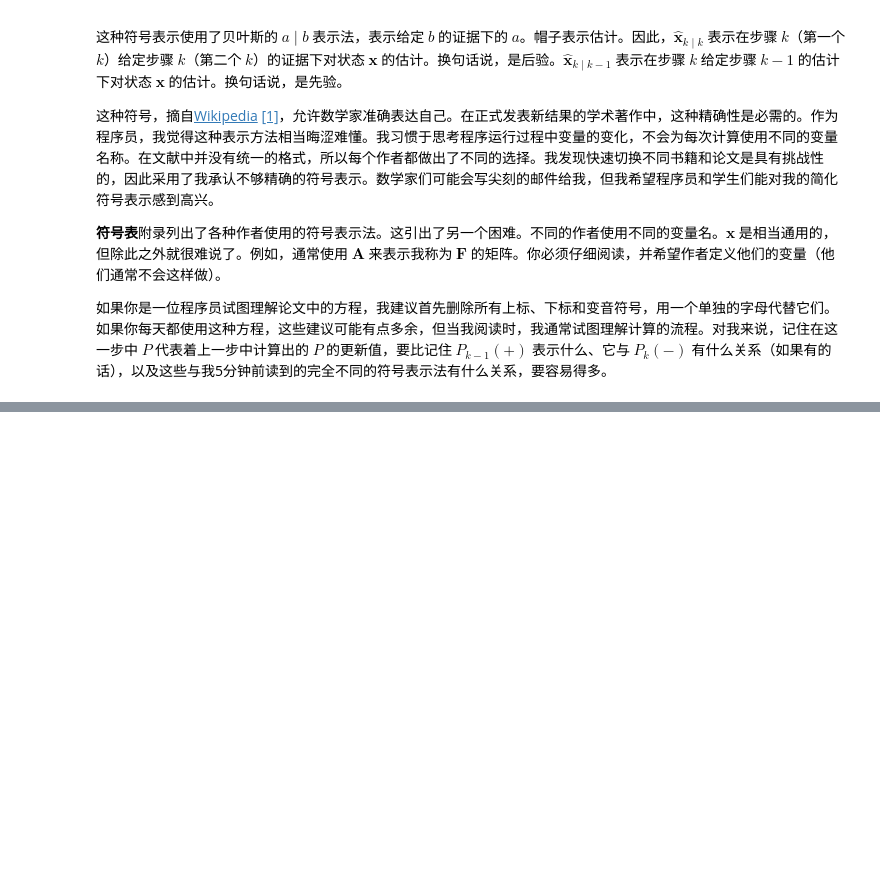
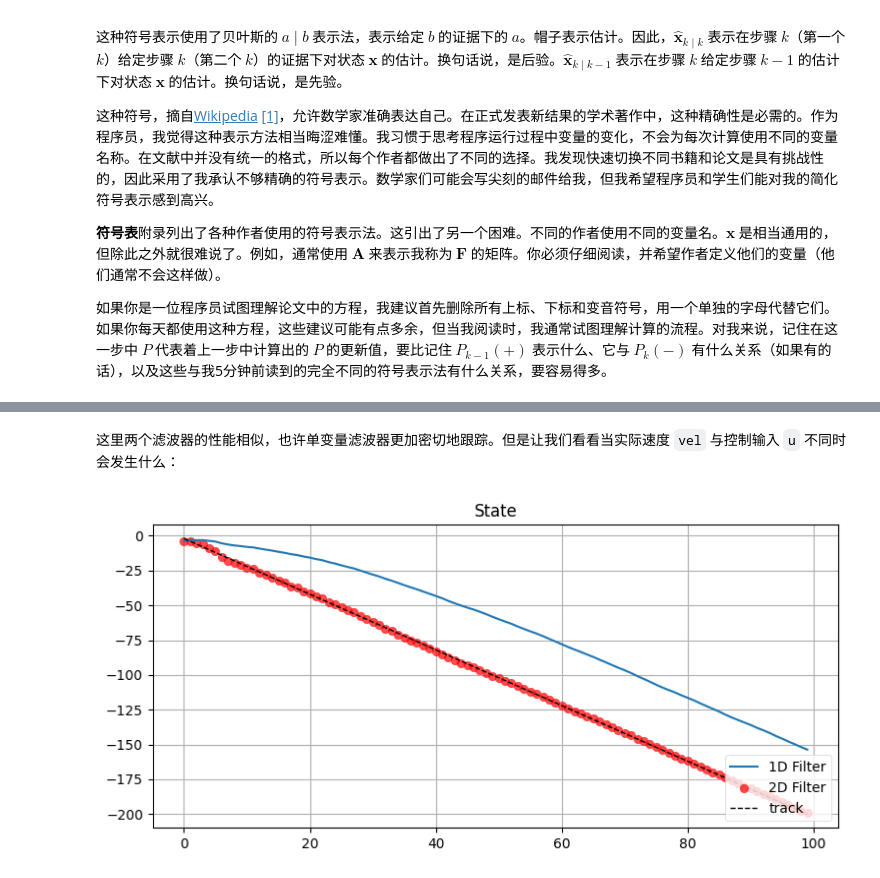
Before and after one commit to logan8866/Kalman-Filter-Programming, a Jupyter notebook: 06 多元卡尔曼滤波器.ipynb, the cells around one changed output, grey strips where cells are left out. Saved outputs shown, nothing was run; the diff lists cells and outputs as text; code cells hidden in the pictures; blank space fills up the shorter version.

```diff
--- a/06 多元卡尔曼滤波器.ipynb
+++ b/06 多元卡尔曼滤波器.ipynb
@@ -1196,0 +1280,6 @@ $$
+# %% [markdown]
+这里两个滤波器的性能相似，也许单变量滤波器更加密切地跟踪。但是让我们看看当实际速度 `vel` 与控制输入 `u` 不同时会发生什么：
+# %%
+compare_1D_2D(x0=0, P=50., R=5., Q=.02, vel=-2., u=1.)
+# %% [output]
+[figure, added]
```
Also changed, not shown: parts of 58 cells of this notebook, 1 other file.
